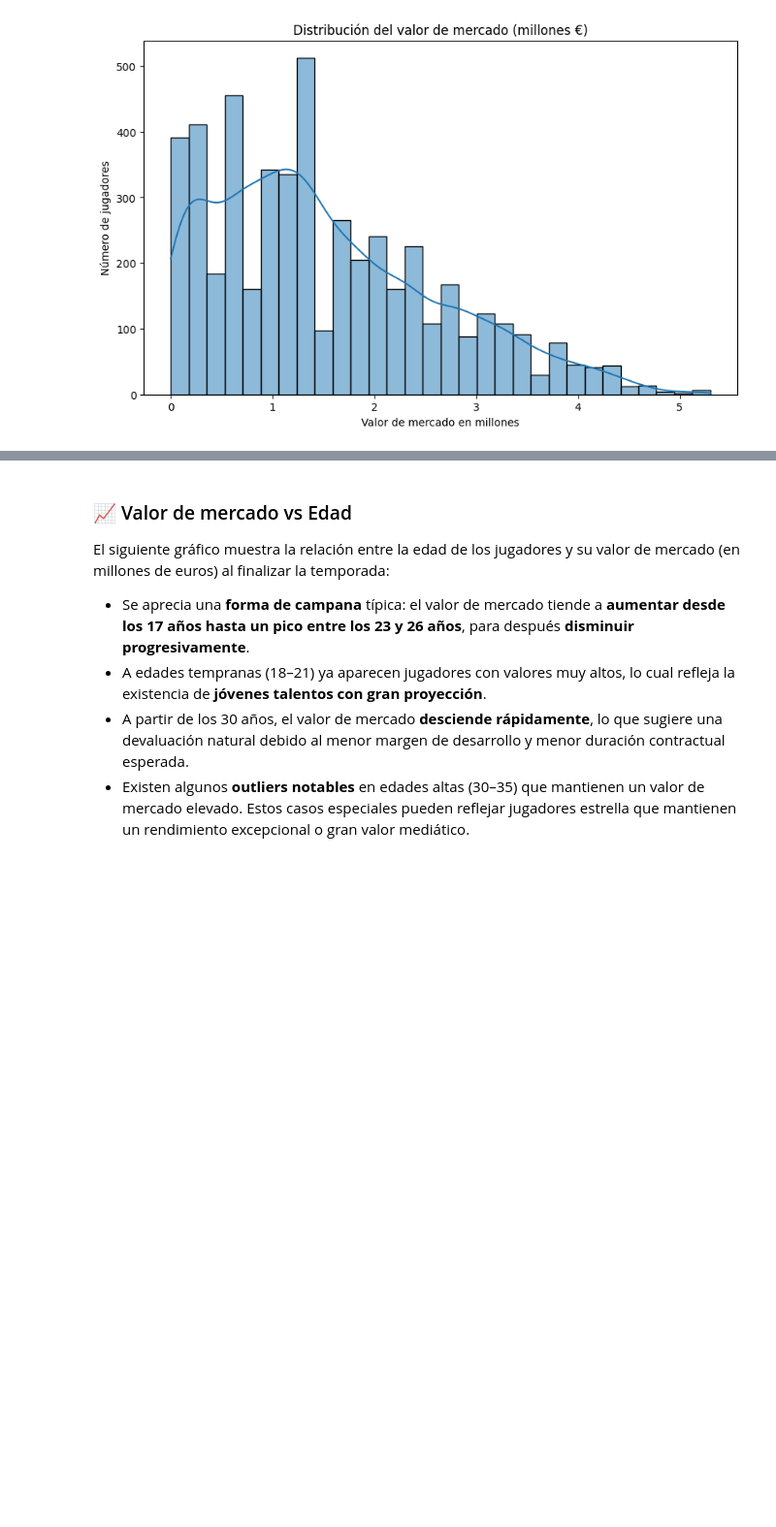
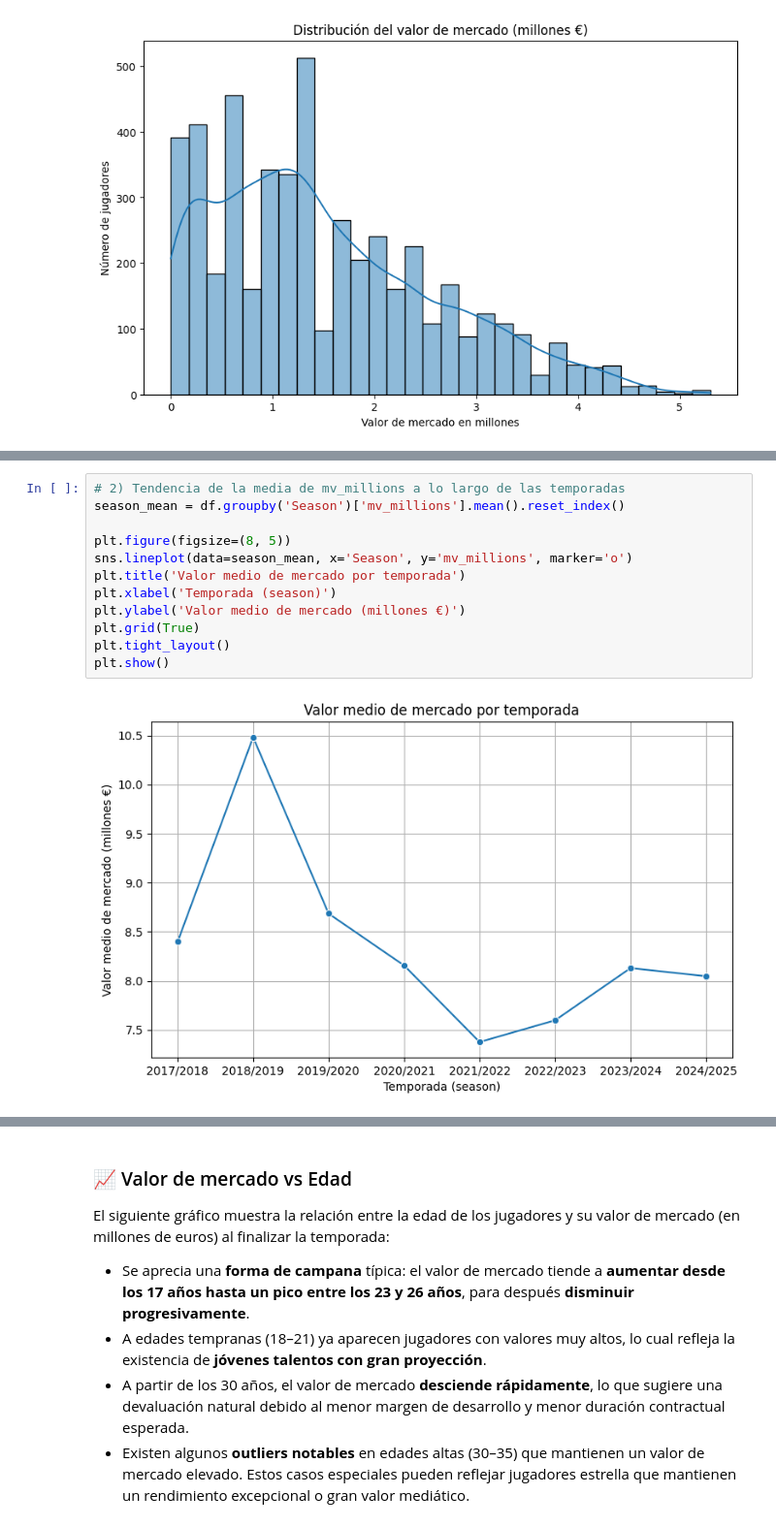
Before and after one commit to JorgeBailez/Transfer_Genius, a Jupyter notebook: EDA/eda_laliga.ipynb, the cells around one changed output, grey strips where cells are left out. Shown at 97% size. Cells and saved outputs as stored; diff of their text form; blank space fills up the shorter version.

```diff
--- a/EDA/eda_laliga.ipynb
+++ b/EDA/eda_laliga.ipynb
@@ -852,0 +900,14 @@ plt.show()
+# %%
+# 2) Tendencia de la media de mv_millions a lo largo de las temporadas
+season_mean = df.groupby('Season')['mv_millions'].mean().reset_index()
+
+plt.figure(figsize=(8, 5))
+sns.lineplot(data=season_mean, x='Season', y='mv_millions', marker='o')
+plt.title('Valor medio de mercado por temporada')
+plt.xlabel('Temporada (season)')
+plt.ylabel('Valor medio de mercado (millones €)')
+plt.grid(True)
+plt.tight_layout()
+plt.show()
+# %% [output]
+[figure, added]
```
Also changed, not shown: parts of 26 cells of this notebook.
